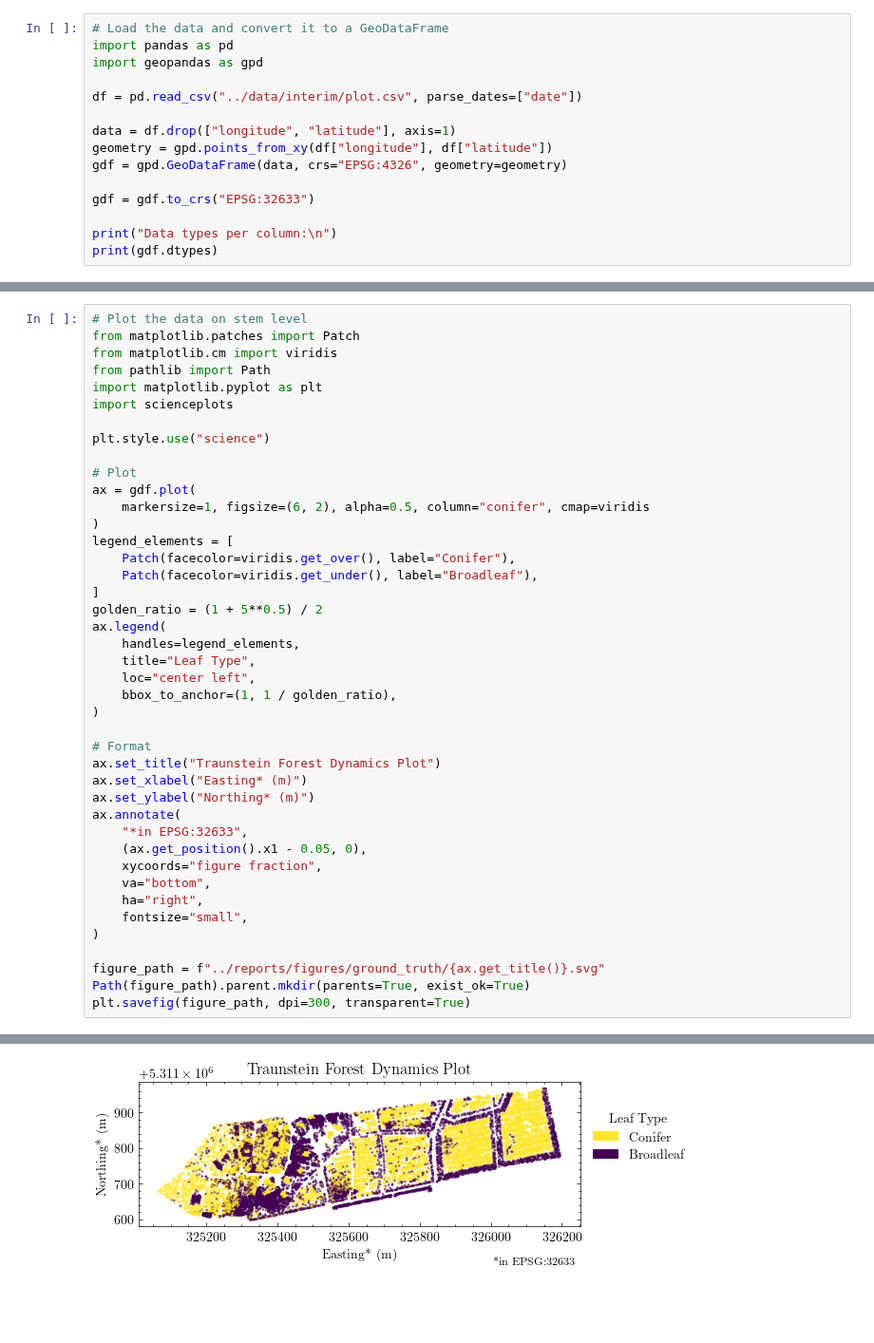
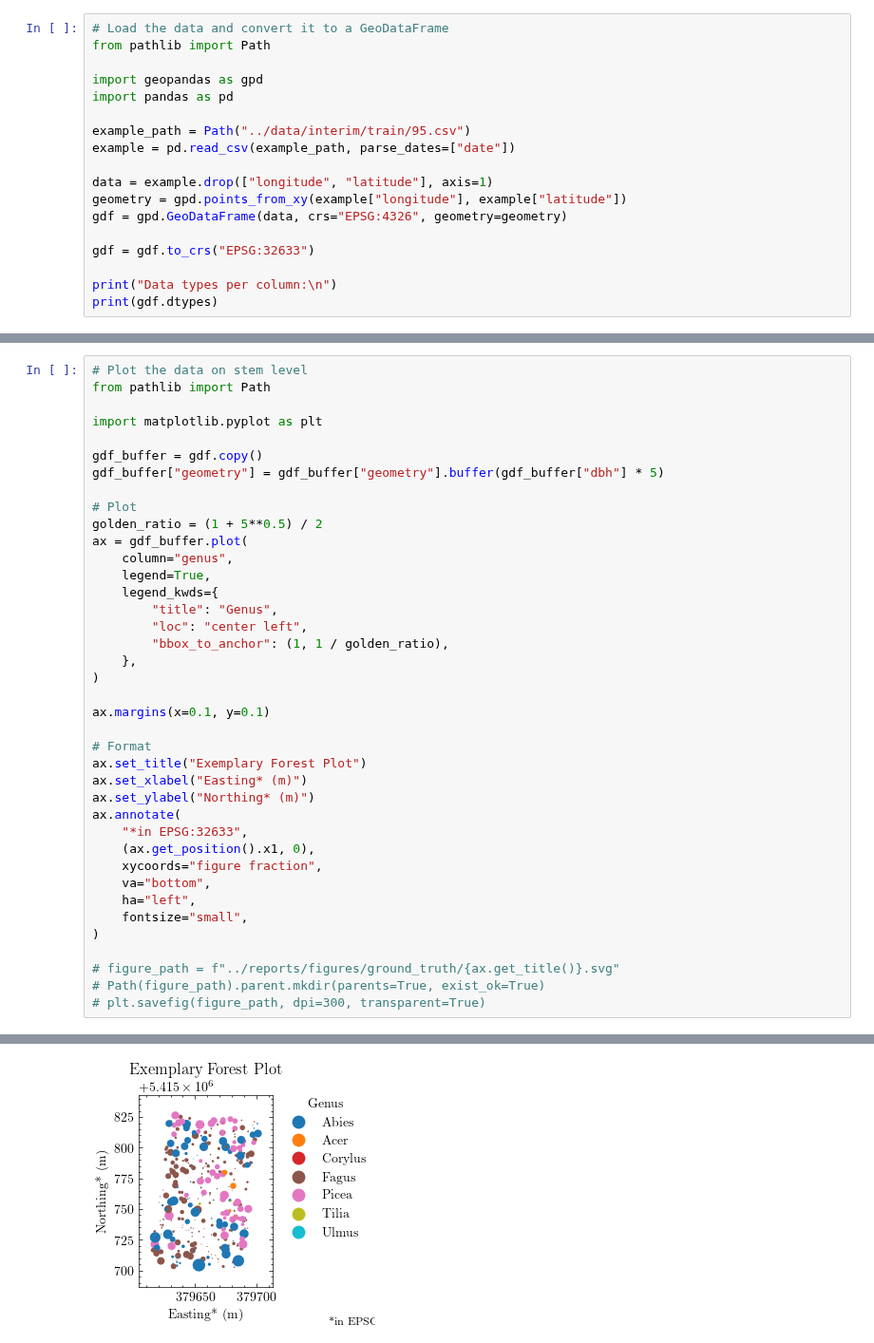
Before and after one commit to Lumcoin/leaf-type-mixture, a Jupyter notebook: notebooks/0-ground-truth.ipynb, the cells around one changed output, grey strips where cells are left out. Shown at 95% size. Cells and saved outputs as stored; diff of their text form; blank space fills up the shorter version.

```diff
--- a/notebooks/0-ground-truth.ipynb
+++ b/notebooks/0-ground-truth.ipynb
@@ -22,12 +1,15 @@ We load the plot data and visualize it:
 # %%
 # Load the data and convert it to a GeoDataFrame
+from pathlib import Path
+
+import geopandas as gpd
 import pandas as pd
-import geopandas as gpd
 
-df = pd.read_csv("../data/interim/plot.csv", parse_dates=["date"])
+example_path = Path("../data/interim/train/95.csv")
+example = pd.read_csv(example_path, parse_dates=["date"])
 
-data = df.drop(["longitude", "latitude"], axis=1)
-geometry = gpd.points_from_xy(df["longitude"], df["latitude"])
+data = example.drop(["longitude", "latitude"], axis=1)
+geometry = gpd.points_from_xy(example["longitude"], example["latitude"])
 gdf = gpd.GeoDataFrame(data, crs="EPSG:4326", geometry=geometry)
 
 gdf = gdf.to_crs("EPSG:32633")
@@ -45,43 +115,40 @@ dtype: object
 # %%
 # Plot the data on stem level
-from matplotlib.patches import Patch
-from matplotlib.cm import viridis
 from pathlib import Path
+
 import matplotlib.pyplot as plt
-import scienceplots
 
-plt.style.use("science")
+gdf_buffer = gdf.copy()
+gdf_buffer["geometry"] = gdf_buffer["geometry"].buffer(gdf_buffer["dbh"] * 5)
 
 # Plot
-ax = gdf.plot(
-    markersize=1, figsize=(6, 2), alpha=0.5, column="conifer", cmap=viridis
-)
-legend_elements = [
-    Patch(facecolor=viridis.get_over(), label="Conifer"),
-    Patch(facecolor=viridis.get_under(), label="Broadleaf"),
-]
 golden_ratio = (1 + 5**0.5) / 2
-ax.legend(
-    handles=legend_elements,
-    title="Leaf Type",
-    loc="center left",
-    bbox_to_anchor=(1, 1 / golden_ratio),
+ax = gdf_buffer.plot(
+    column="genus",
+    legend=True,
+    legend_kwds={
+        "title": "Genus",
+        "loc": "center left",
+        "bbox_to_anchor": (1, 1 / golden_ratio),
+    },
 )
 
+ax.margins(x=0.1, y=0.1)
+
 # Format
-ax.set_title("Traunstein Forest Dynamics Plot")
+ax.set_title("Exemplary Forest Plot")
 ax.set_xlabel("Easting* (m)")
 ax.set_ylabel("Northing* (m)")
 ax.annotate(
     "*in EPSG:32633",
-    (ax.get_position().x1 - 0.05, 0),
+    (ax.get_position().x1, 0),
     xycoords="figure fraction",
     va="bottom",
-    ha="right",
+    ha="left",
     fontsize="small",
 )
 
-figure_path = f"../reports/figures/ground_truth/{ax.get_title()}.svg"
-Path(figure_path).parent.mkdir(parents=True, exist_ok=True)
-plt.savefig(figure_path, dpi=300, transparent=True)
+# figure_path = f"../reports/figures/ground_truth/{ax.get_title()}.svg"
+# Path(figure_path).parent.mkdir(parents=True, exist_ok=True)
+# plt.savefig(figure_path, dpi=300, transparent=True)
 # %% [output]
@@ -88 +156 @@ plt.savefig(figure_path, dpi=300, transparent=True)
-[figure, old version]
+[figure, new version]
```
Also changed, not shown: parts of 15 cells of this notebook, 56 other files.
